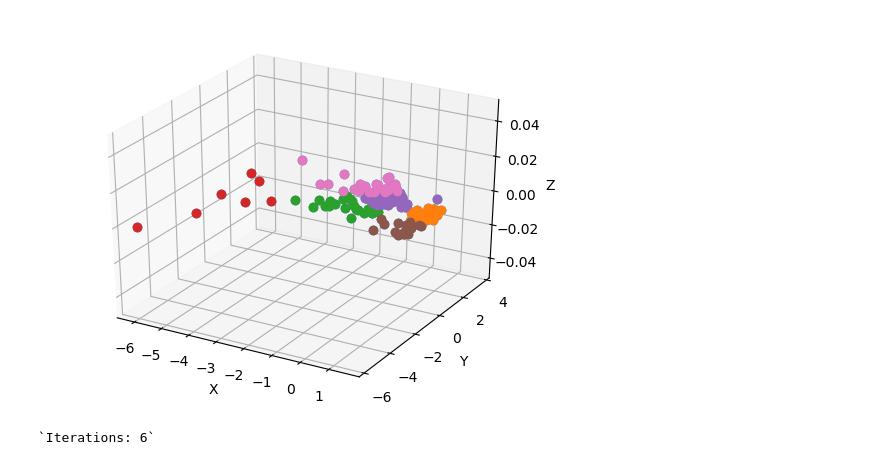
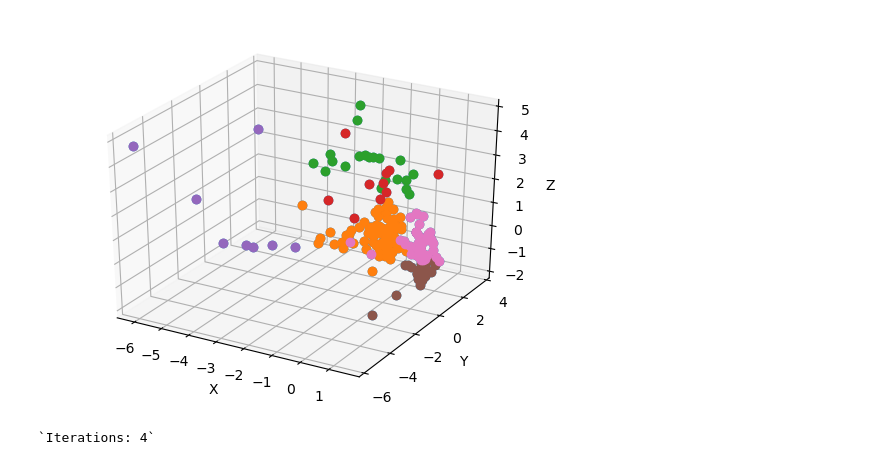
Before and after one commit to darthven/clustering, a Jupyter notebook: clustering.ipynb, the cells around one changed output. Drawn from its saved outputs; the diff is of its cells as text; code cells hidden in the pictures.

Commit message:
Logic of getting data and its usage was updated

```diff
--- a/clustering.ipynb
+++ b/clustering.ipynb
@@ -263,0 +224,9 @@ drawGeneralChart()
+# %%
+# Reading data from .csv file
+dataset = datasetFromCSV("creditcard.csv")
+
+# Getting values for dataset by column names
+values = datasetValues(dataset, "V1", "V3", "V6")
+
+# Creating points according to the following dataset
+points = determinePoints(values)
@@ -264,17 +258,7 @@ drawGeneralChart()
 # %%
-# Creating final dataset based on arrays of coordinates
-dataset = linkData(xs, ys, zs)
-
-# Creating points according to the following dataset
-points = determinePoints(dataset)
-
 # Defining count of the clusters
 clustersCount = 6
 
 # Creating inital clusters
-clusters = defineInitialClusters(clustersCount)
-
-# Detecting clusters based on their random centers
-drawGeneralChart()
-drawClustersChart(clusters)
+clusters = defineInitialClusters(clustersCount, points)
 # %% [output]
@@ -289,14 +289,14 @@ drawClustersChart(clusters)
 # %%
+# Do clustering until clusters' centers will change
 counter = 1;
-# Do clustering until clusters' centers will change
 while(!kmeansIteration(clusters, points))
     counter += 1
 end
 println(`Iterations: $counter`)
 
 # Chart based on last iteration
-drawGeneralChart()
+drawGeneralChart(points)
 drawClustersChart(clusters)
 # %% [output]
-[figure, old version]
+[figure, new version]
-`Iterations: 6`
+`Iterations: 4`
```
Also changed, not shown: parts of 10 cells of this notebook, 2 other files.
